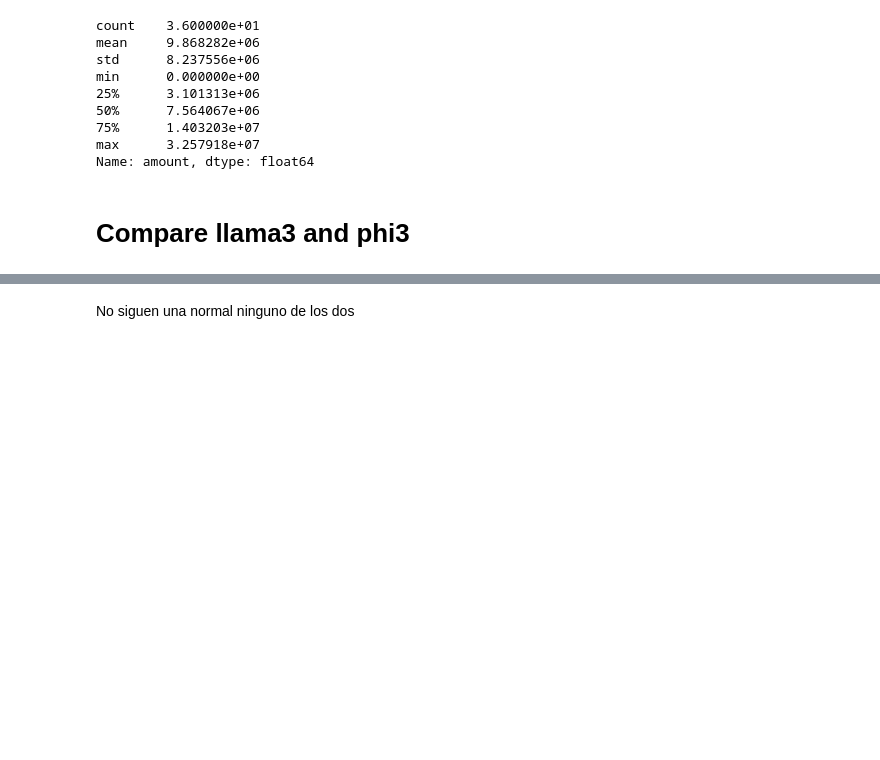
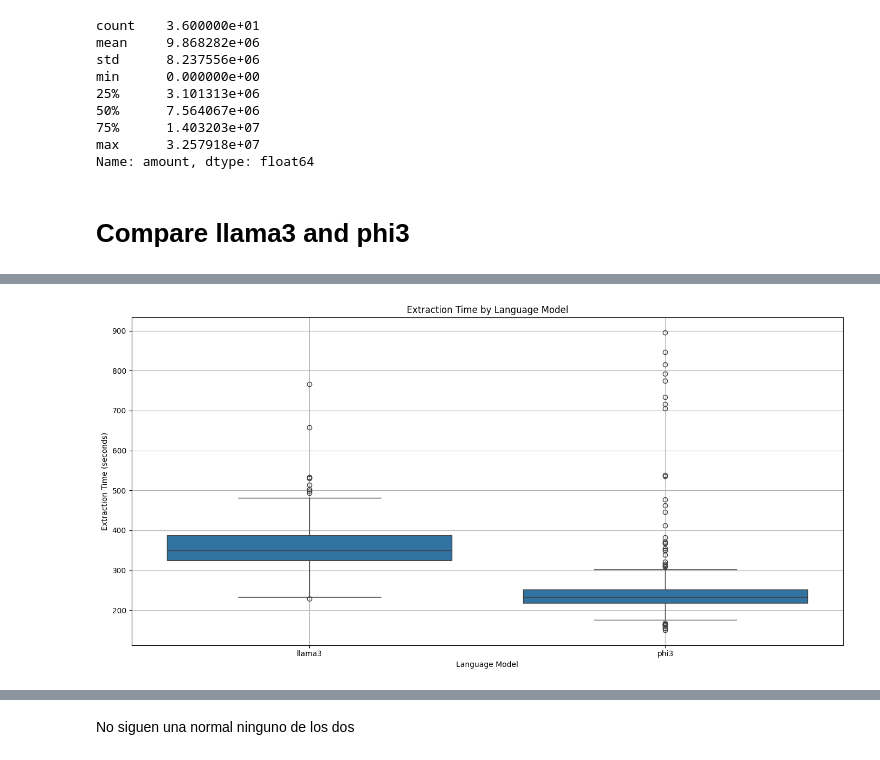
Before and after one commit to danmorper/tfg_analysis, a Jupyter notebook: analysis.ipynb, the cells around one changed output, grey strips where cells are left out. Drawn from its saved outputs; the diff is of its cells as text; code cells hidden in the pictures; blank space fills up the shorter version.

```diff
--- a/analysis.ipynb
+++ b/analysis.ipynb
@@ -1127,0 +1145,15 @@ plt.show()
+# %%
+# Calculate the descriptive statistics of the extraction time by model
+model_time_stats = data.groupby('model')['time'].describe()
+
+# Plot the average extraction time by language model
+plt.figure(figsize=(14, 7))
+sns.boxplot(x='model', y='time', data=data_outliers)
+plt.title('Extraction Time by Language Model')
+plt.xlabel('Language Model')
+plt.ylabel('Extraction Time (seconds)')
+plt.grid(True)
+plt.tight_layout()
+plt.show()
+# %% [output]
+[figure, added]
```
Also changed, not shown: parts of 24 cells of this notebook, 1 other file.
